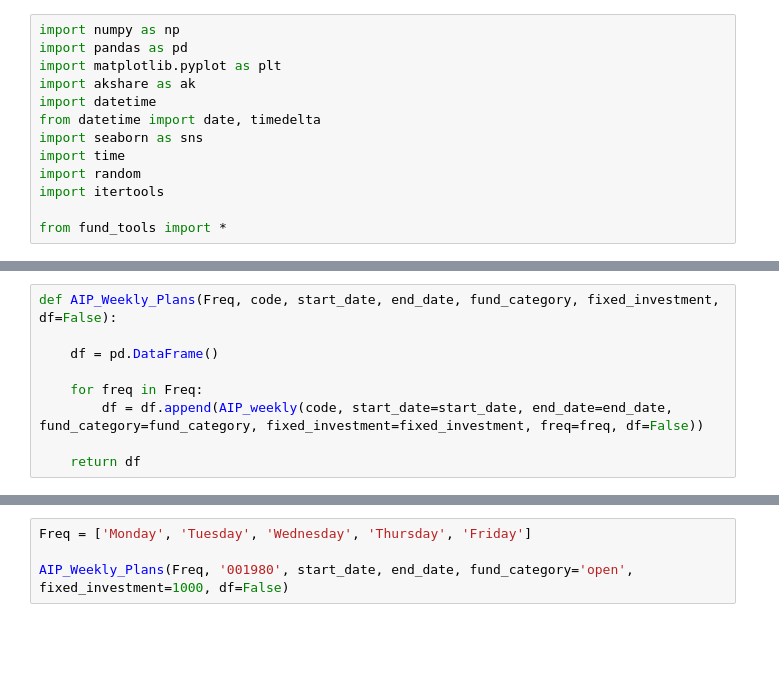
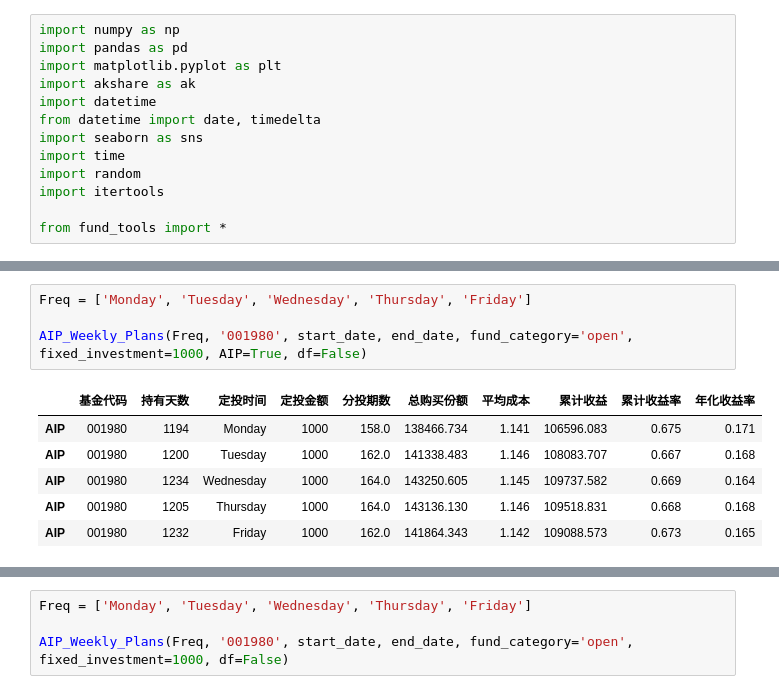
Before and after one commit to Seaaann/MyQuantReserch, a Jupyter notebook: Funds/定投回测.ipynb, the cells around one changed output, grey strips where cells are left out. Cells and saved outputs as stored; diff of their text form; blank space fills up the shorter version.

```diff
--- a/Funds/定投回测.ipynb
+++ b/Funds/定投回测.ipynb
@@ -94,10 +140,12 @@ AIP_df
 812 rows × 13 columns
-# %%
-def AIP_Weekly_Plans(Freq, code, start_date, end_date, fund_category, fixed_investment, df=False):
-
-    df = pd.DataFrame()
-
-    for freq in Freq:
-        df = df.append(AIP_weekly(code, start_date=start_date, end_date=end_date, fund_category=fund_category, fixed_investment=fixed_investment, freq=freq, df=False))
-
-    return df
+# %%
+Freq = ['Monday', 'Tuesday', 'Wednesday', 'Thursday', 'Friday']
+
+AIP_Weekly_Plans(Freq, '001980', start_date, end_date, fund_category='open', fixed_investment=1000, AIP=True, df=False)
+# %% [output]
+|  | 基金代码 | 持有天数 | 定投时间 | 定投金额 | 分投期数 | 总购买份额 | 平均成本 | 累计收益 | 累计收益率 | 年化收益率 |
+| AIP | 001980 | 1194 | Monday | 1000 | 158.0 | 138466.734 | 1.141 | 106596.083 | 0.675 | 0.171 |
+| AIP | 001980 | 1200 | Tuesday | 1000 | 162.0 | 141338.483 | 1.146 | 108083.707 | 0.667 | 0.168 |
+| AIP | 001980 | 1234 | Wednesday | 1000 | 164.0 | 143250.605 | 1.145 | 109737.582 | 0.669 | 0.164 |
+| AIP | 001980 | 1205 | Thursday | 1000 | 164.0 | 143136.130 | 1.146 | 109518.831 | 0.668 | 0.168 |
+| AIP | 001980 | 1232 | Friday | 1000 | 162.0 | 141864.343 | 1.142 | 109088.573 | 0.673 | 0.165 |
```
Also changed, not shown: parts of 27 cells of this notebook, 1 other file.
